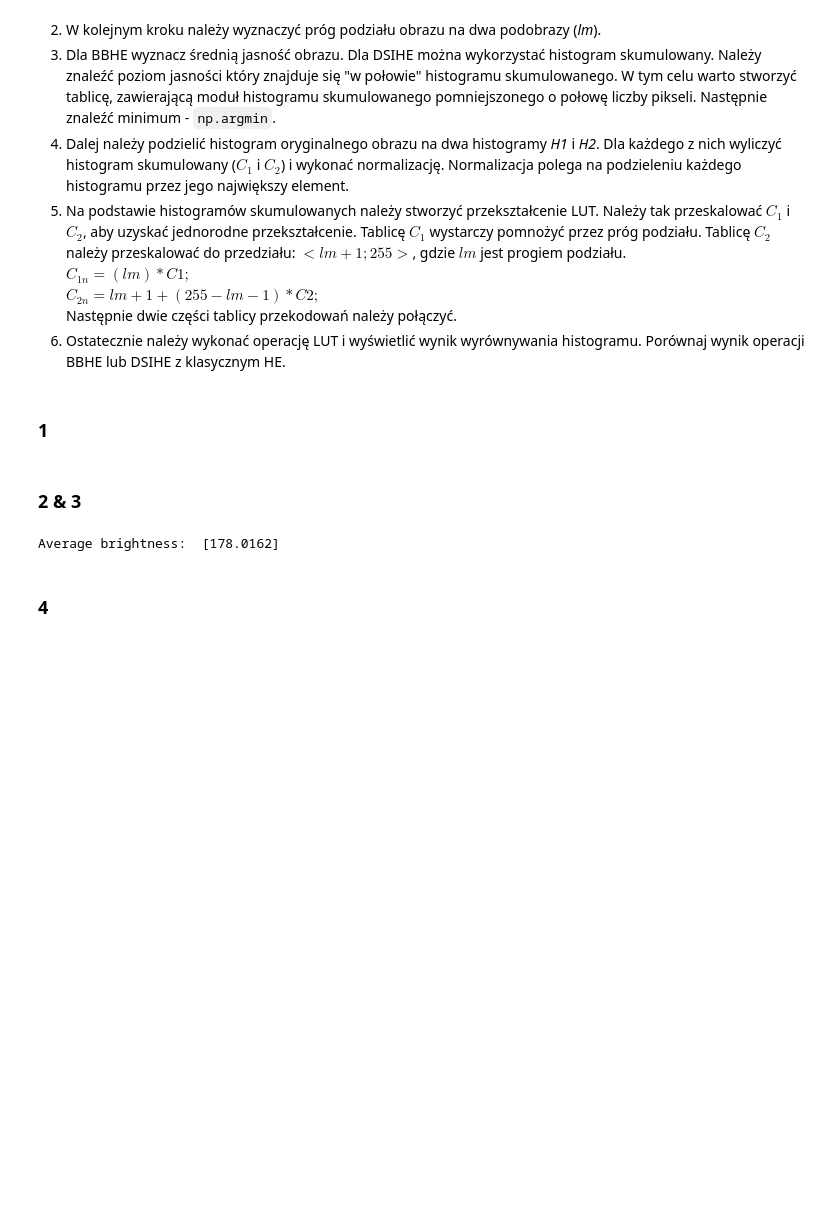
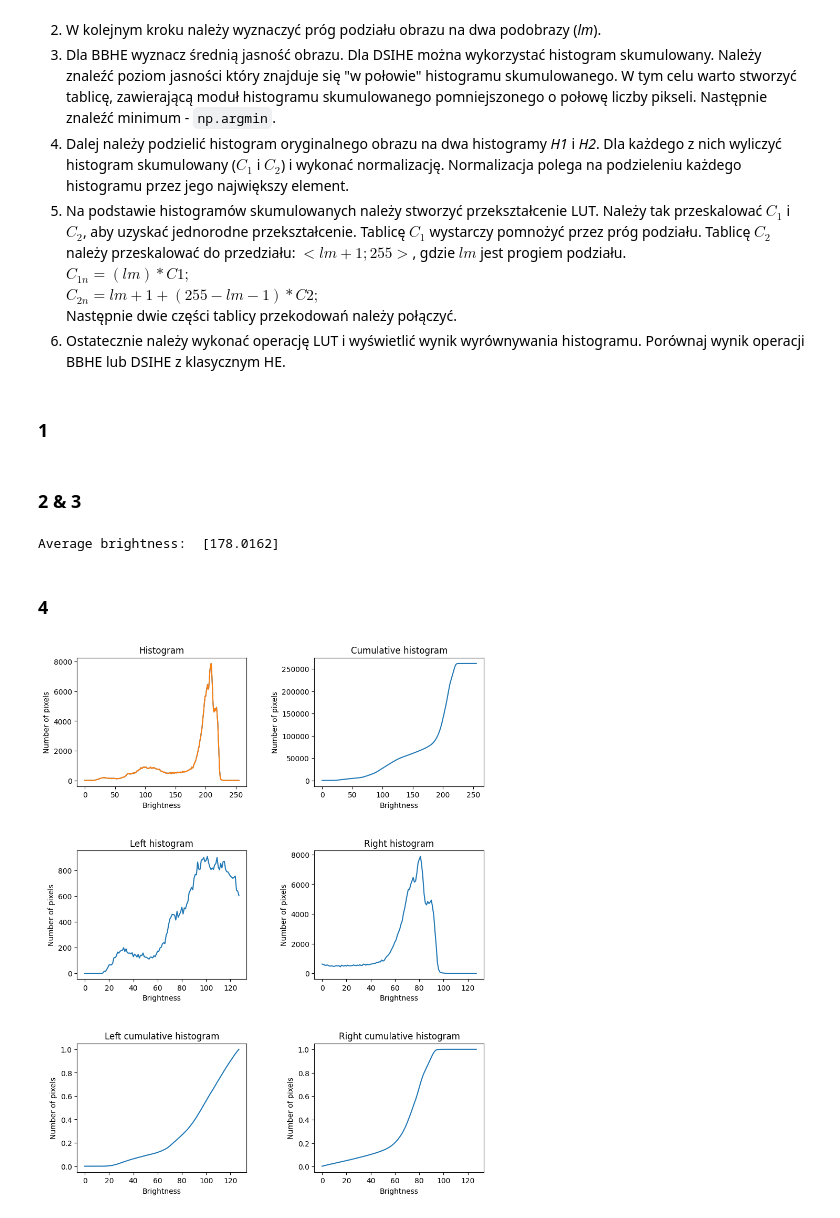
Before and after one commit to lursz/DigitalImageProcessing-Course, a Jupyter notebook: lab3/03_histogram_hw.ipynb, the cells around one changed output. Drawn from its saved outputs; the diff is of its cells as text; code cells hidden in the pictures; blank space fills up the shorter version.

```diff
--- a/lab3/03_histogram_hw.ipynb
+++ b/lab3/03_histogram_hw.ipynb
@@ -69,3 +69,24 @@ print("Average brightness: ", brightness)
 Average brightness:  [178.0162]
 # %% [markdown]
 ### 4
+# %%
+jet_hist_left = jet_hist[:128]
+jet_hist_right = jet_hist[128:]
+jet_hist_left_cum = np.cumsum(jet_hist_left)
+jet_hist_right_cum = np.cumsum(jet_hist_right)
+# Normalizing each histogram by dividing by max value
+jet_hist_left_cum /= jet_hist_left_cum.max()
+jet_hist_right_cum /= jet_hist_right_cum.max()
+
+# Plot
+fig, axs = plt.subplots(3, 2, figsize=(10,10))
+plt.subplots_adjust(top = 0.99, bottom=0.01, hspace=0.5, wspace=0.4)
+axs[0,0].plot(jet_hist)
+for i, hist in enumerate([(jet_hist, "Histogram"), (jet_hist_cum, "Cumulative histogram"), (jet_hist_left, "Left histogram"), (jet_hist_right, "Right histogram"), (jet_hist_left_cum, "Left cumulative histogram"), (jet_hist_right_cum, "Right cumulative histogram")]):
+    axs[i//2, i%2].plot(hist[0])
+    axs[i//2, i%2].set_title(hist[1])
+    axs[i//2, i%2].set_xlabel("Brightness")
+    axs[i//2, i%2].set_ylabel("Number of pixels")
+plt.show()
+# %% [output]
+[figure, added]
```
Also changed, not shown: parts of 2 cells of this notebook, 2 other files.
